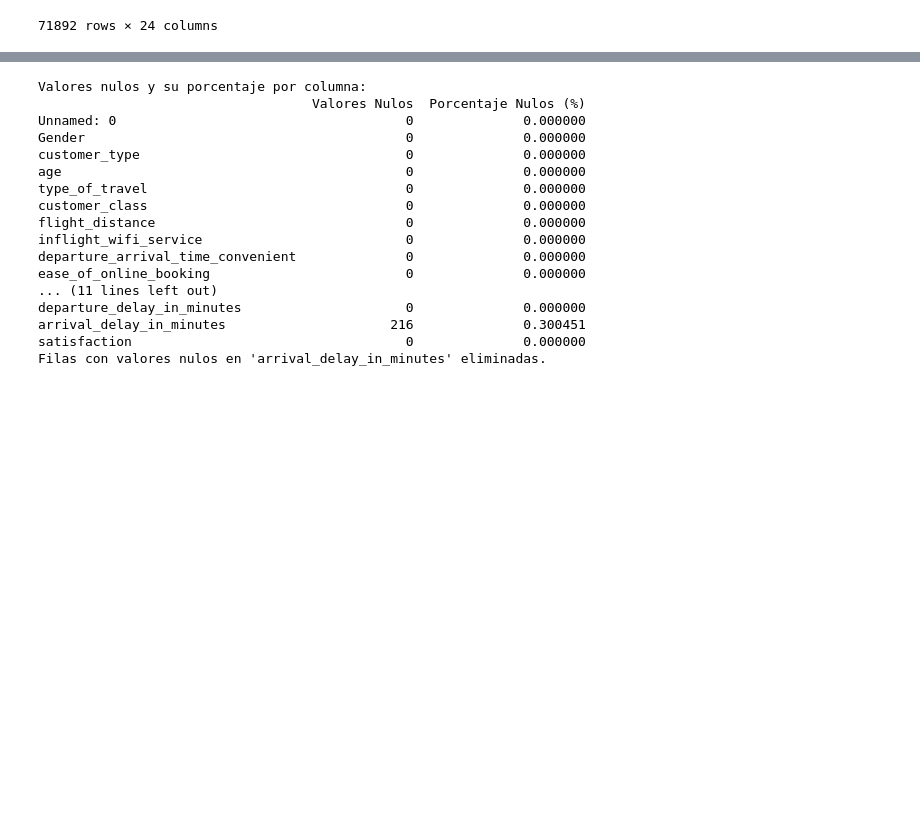
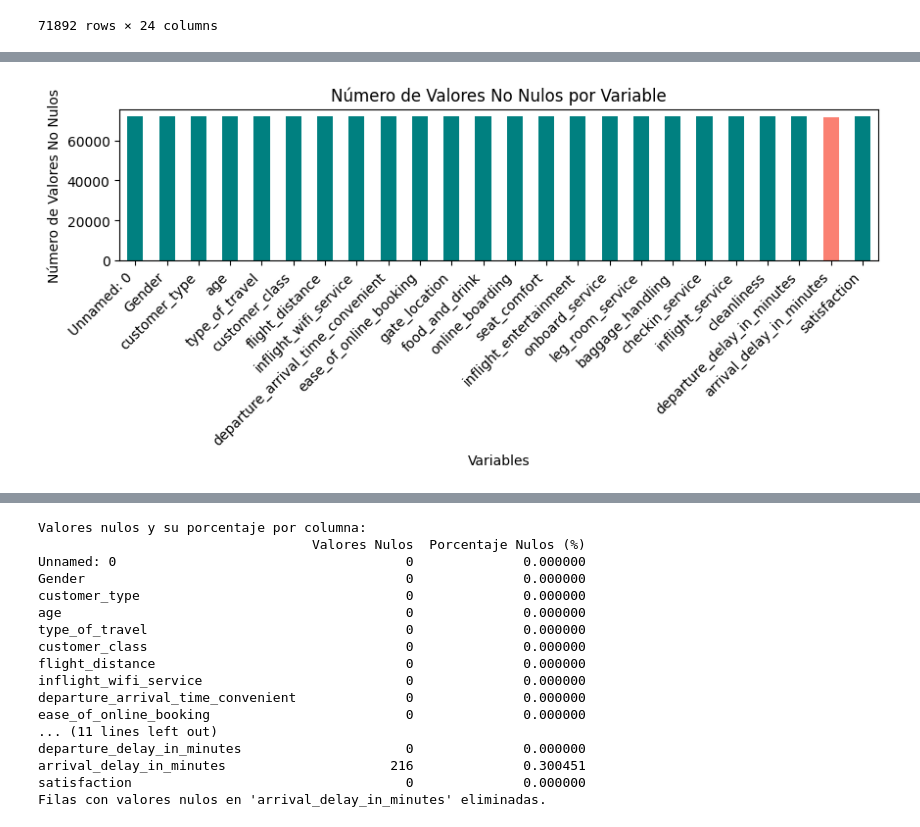
Before and after one commit to byrontorres/Customer_Satisfaction, a Jupyter notebook: ETL.ipynb, the cells around one changed output, grey strips where cells are left out. Cells and saved outputs as stored; diff of their text form; code cells hidden in the pictures; blank space fills up the shorter version.

```diff
--- a/ETL.ipynb
+++ b/ETL.ipynb
@@ -22,0 +52,20 @@ data
+# %%
+# Contar el número de valores no nulos por columna
+non_null_counts = data.notnull().sum()
+
+# Calcular el número total de filas en el DataFrame
+total_rows = data.shape[0]
+
+# Crear una lista de colores: 'teal' para columnas sin nulos, 'salmon' para columnas con nulos
+colors = ['salmon' if non_null_counts[col] < total_rows else 'teal' for col in data.columns]
+
+# Crear el gráfico de barras
+plt.figure(figsize=(10, 2))
+non_null_counts.plot(kind='bar', color=colors)
+plt.title('Número de Valores No Nulos por Variable')
+plt.xlabel('Variables')
+plt.ylabel('Número de Valores No Nulos')
+plt.xticks(rotation=45, ha='right')
+plt.show()
+# %% [output]
+[figure, added]
```
Also changed, not shown: parts of 29 cells of this notebook, 17 other files.
